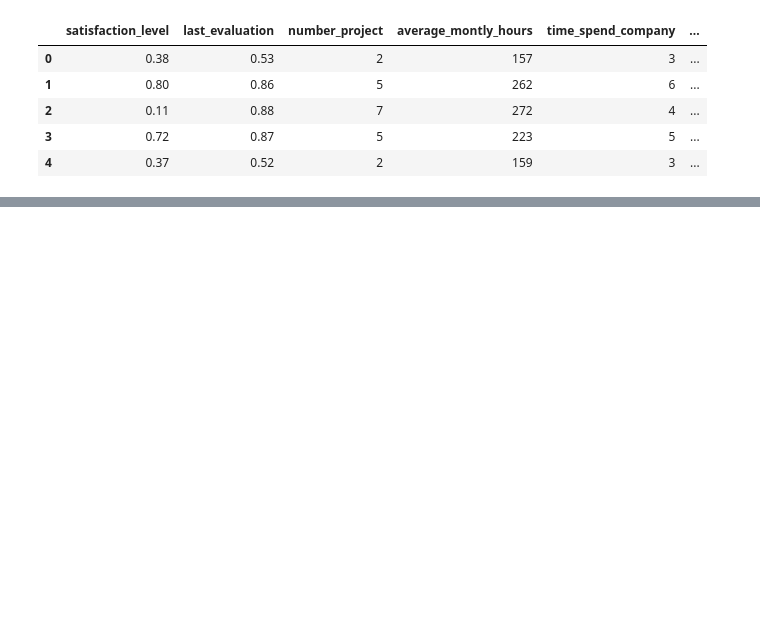
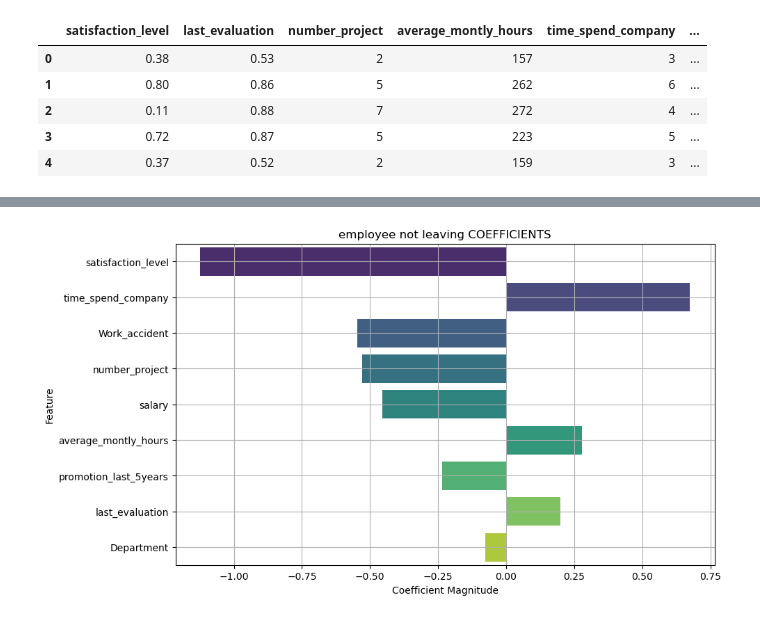
Before and after one commit to padrigon-lynbert/employee_leave_or_not_anti-hopper_model, a Jupyter notebook: hr.ipynb, the cells around one changed output, grey strips where cells are left out. Drawn from its saved outputs; the diff is of its cells as text; code cells hidden in the pictures; blank space fills up the shorter version.

```diff
--- a/hr.ipynb
+++ b/hr.ipynb
@@ -30,0 +111,17 @@ X_train, y_train, X_test, y_test = train_test_split(X, y, test_size=0.2, random_
+# %%
+import matplotlib.pyplot as plt
+coefficients = model.coef_[0]
+feature_names = X.columns
+coef_df = pd.DataFrame({'Feature': feature_names, 'Coefficient': coefficients})
+
+coef_df['Abs_Coefficient'] = coef_df['Coefficient'].abs()
+coef_df = coef_df.sort_values(by='Abs_Coefficient', ascending=False)
+
+plt.figure(figsize=(10, 6))
+sns.barplot(x='Coefficient', y='Feature', data=coef_df, palette='viridis')
+plt.xlabel('Coefficient Magnitude')
+plt.ylabel('Feature')
+plt.title('employee not leaving COEFFICIENTS')
+plt.grid(True)
+# %% [output]
+[figure, added]
```
Also changed, not shown: parts of 8 cells of this notebook, 2 other files.
